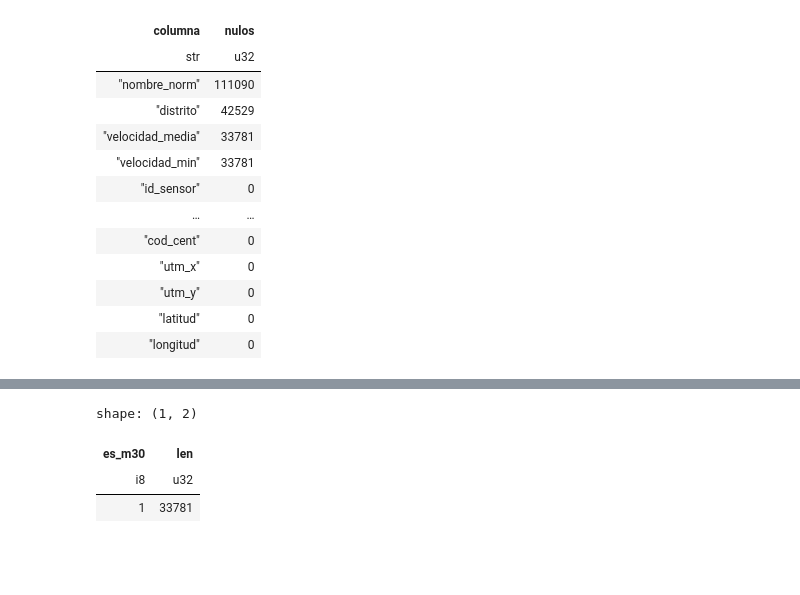
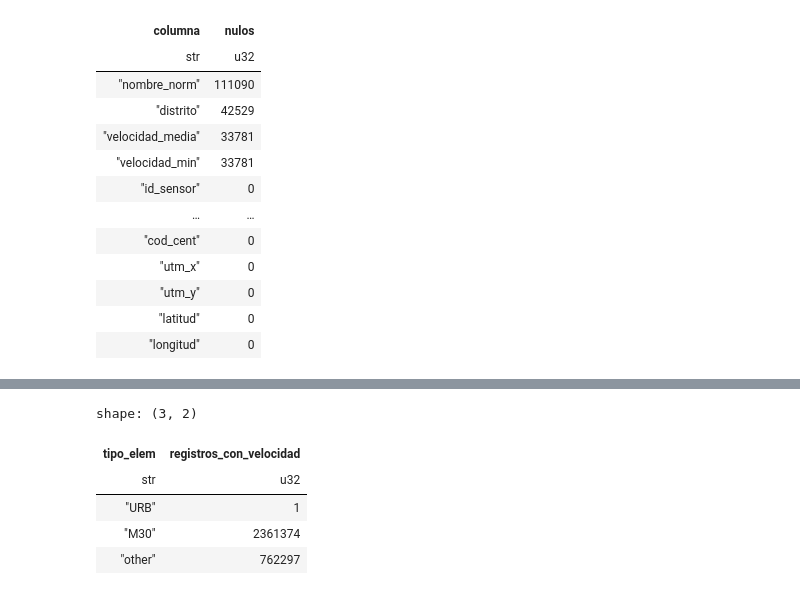
Before and after one commit to Bootcamp-DA-P2/Inteligencia-de-movilidad-urbana-de-Madrid, a Jupyter notebook: notebooks/02_preparacion_datos.ipynb, the cells around one changed output, grey strips where cells are left out. Cells and saved outputs as stored; diff of their text form; code cells hidden in the pictures; blank space fills up the shorter version.

```diff
--- a/notebooks/02_preparacion_datos.ipynb
+++ b/notebooks/02_preparacion_datos.ipynb
@@ -181,31 +173,9 @@ df = df.drop(
     "utm_x",
     "utm_y"
 )
-# %%
-df = df.with_columns(
-    (
-        pl.col("tipo_elem") == "M30"
-    )
-    .cast(pl.Int8)
-    .alias("es_m30")
-)
 # %%
 df = df.with_columns(
     pl.col("distrito")
       .fill_null(0)
       .cast(pl.Int32)
 )
-# %%
-df = df.with_columns([
-
-    pl.when(pl.col("es_m30") == 0)
-      .then(0)
-      .otherwise(pl.col("velocidad_media"))
-      .alias("velocidad_media"),
-
-    pl.when(pl.col("es_m30") == 0)
-      .then(0)
-      .otherwise(pl.col("velocidad_min"))
-      .alias("velocidad_min")
-
-])
@@ -239,9 +181,0 @@ shape: (24, 2)
-# %%
-df.filter(
-    pl.col("velocidad_media").is_null()
-).group_by("es_m30").len()
-# %% [output]
-shape: (1, 2)
-| es_m30 | len |
-| i8 | u32 |
-| 1 | 33781 |
@@ -254,0 +182,14 @@ df = df.drop_nulls(
+# %%
+df.group_by("tipo_elem").agg([
+    pl.col("velocidad_media")
+      .filter(pl.col("velocidad_media") > 0)
+      .len()
+      .alias("registros_con_velocidad")
+])
+# %% [output]
+shape: (3, 2)
+| tipo_elem | registros_con_velocidad |
+| str | u32 |
+| "URB" | 1 |
+| "M30" | 2361374 |
+| "other" | 762297 |
```
Also changed, not shown: parts of 14 cells of this notebook, 1 other file.
